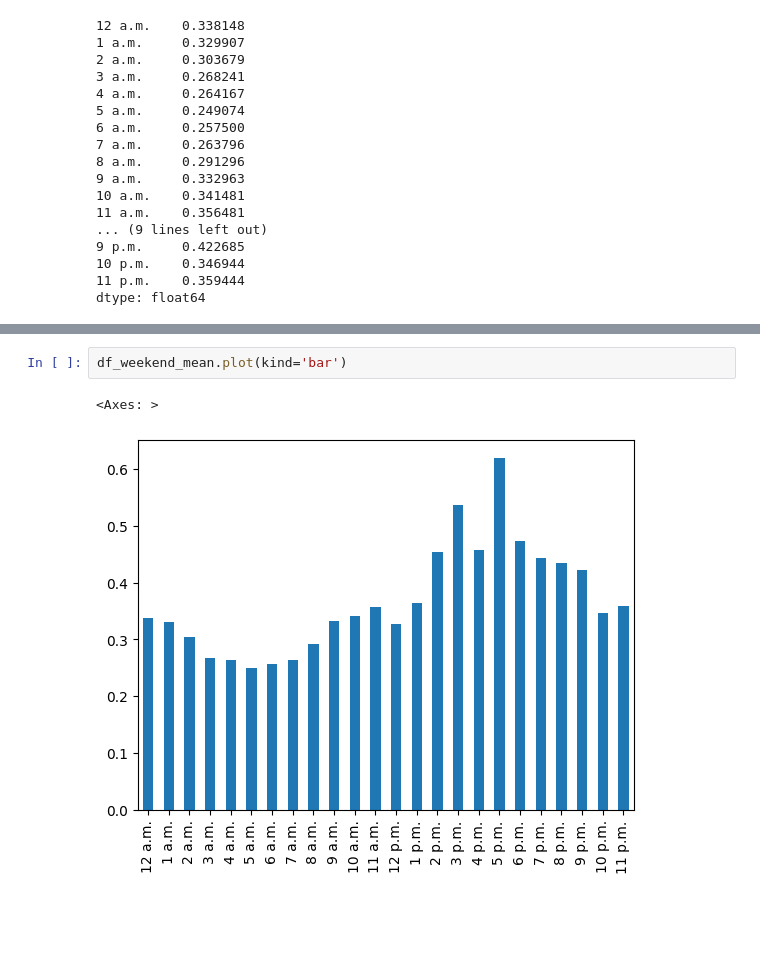
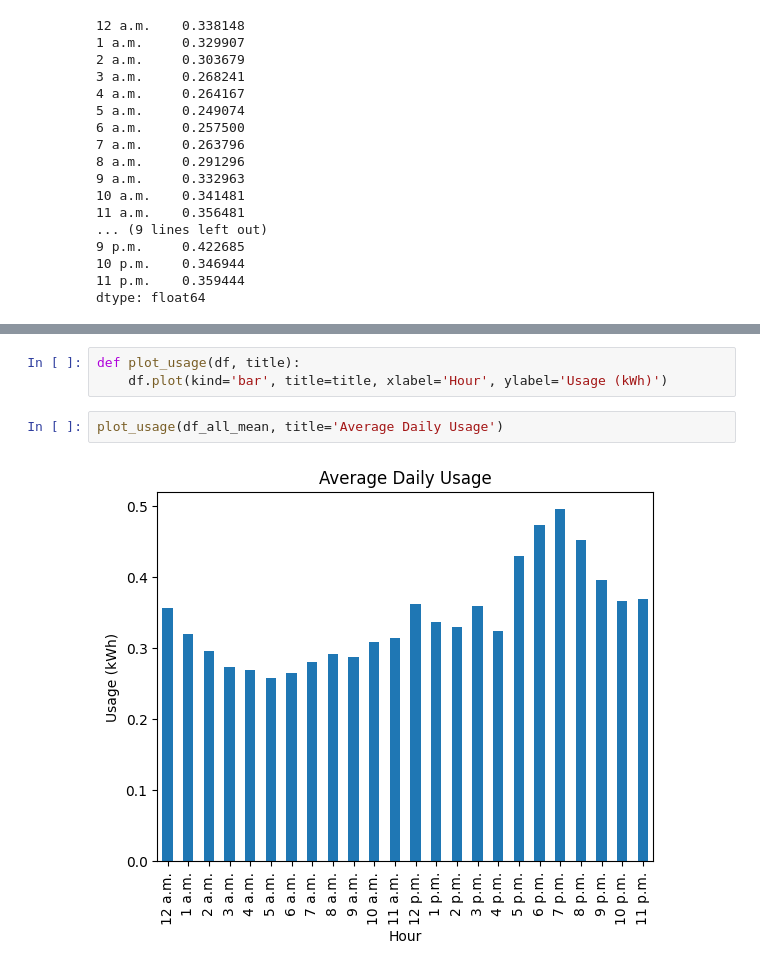
Before and after one commit to daniyar-kbv/TorontoHydroAnalytics, a Jupyter notebook: analysis.ipynb, the cells around one changed output, grey strips where cells are left out. Saved outputs shown, nothing was run; the diff lists cells and outputs as text; blank space fills up the shorter version.

Commit message:
refactor: chart texts and reusability

```diff
--- a/analysis.ipynb
+++ b/analysis.ipynb
@@ -150,5 +140,7 @@ df_weekday_mean.plot(kind='bar')
-# %%
-df_weekend_mean.plot(kind='bar')
-# %% [output]
-<Axes: >
-[figure, removed]
+# %%
+def plot_usage(df, title):
+    df.plot(kind='bar', title=title, xlabel='Hour', ylabel='Usage (kWh)')
+# %%
+plot_usage(df_all_mean, title='Average Daily Usage')
+# %% [output]
+[figure, added]
```
Also changed, not shown: parts of 8 cells of this notebook, 1 other file.
